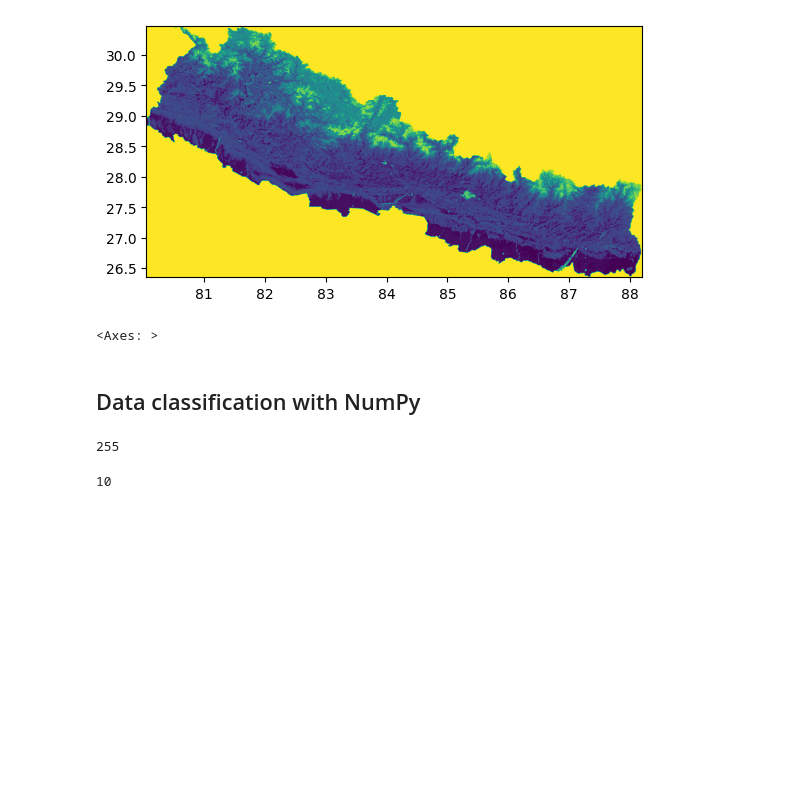
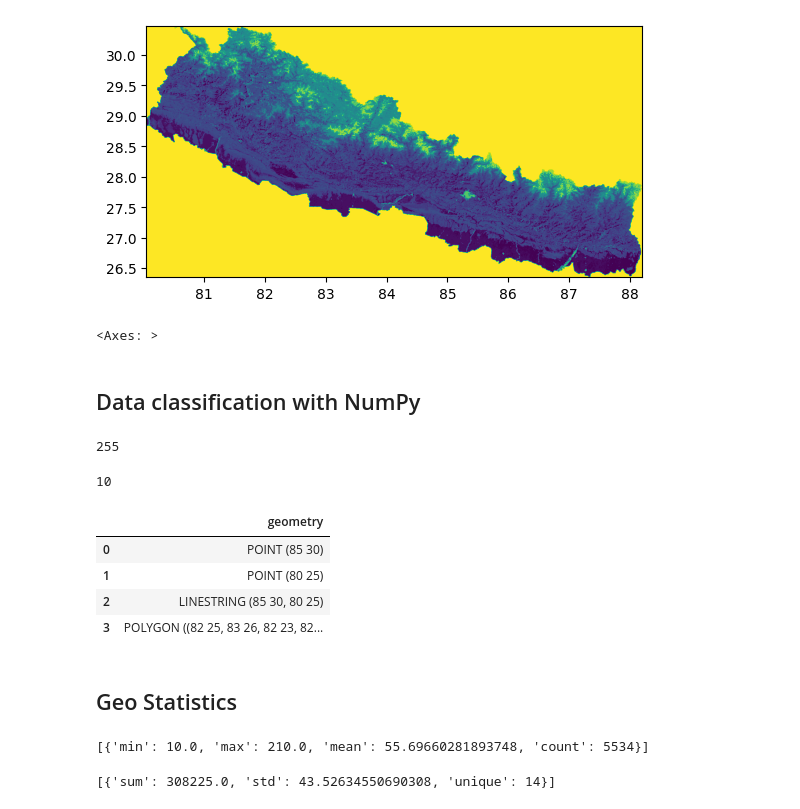
Before and after one commit to kora11e/Spatial-Analysis, a Jupyter notebook: spatial_data_processing.ipynb, the cells around one changed output. Cells and saved outputs as stored; diff of their text form; code cells hidden in the pictures; blank space fills up the shorter version.

```diff
--- a/spatial_data_processing.ipynb
+++ b/spatial_data_processing.ipynb
@@ -162,0 +175,20 @@ list[np.where((list >=210) & (list <= 200))] = 6
+# %%
+from shapely.geometry import Polygon, LineString, Point
+
+p1 = Point(85, 30)
+p2 = Point(80, 25)
+l1 = LineString([p1, p2])
+poly1 = Polygon([(82, 25), (83, 26), (82, 23)])
+# %%
+geoseries_shapely = geon.GeoSeries([p1, p2, l1, poly1])
+df_shapely = geon.GeoDataFrame(geoseries_shapely)
+df_shapely.columns = ['geometry']
+df_shapely
+# %% [output]
+|  | geometry |
+| 0 | POINT (85 30) |
+| 1 | POINT (80 25) |
+| 2 | LINESTRING (85 30, 80 25) |
+| 3 | POLYGON ((82 25, 83 26, 82 23, 82... |
+# %% [markdown]
+<h2>Geo Statistics</h2>
@@ -162,0 +197,8 @@ list[np.where((list >=210) & (list <= 200))] = 6
+# %%
+zonal_stats(r'./geoData/pokhara.shp', r'./tifData/nepal_lc_2020.tif')
+# %% [output]
+[{'min': 10.0, 'max': 210.0, 'mean': 55.69660281893748, 'count': 5534}]
+# %%
+zonal_stats(r'./geoData/pokhara.shp', r'./tifData/nepal_lc_2020.tif', stats = ['sum', 'std', 'unique'])
+# %% [output]
+[{'sum': 308225.0, 'std': 43.52634550690308, 'unique': 14}]
```
Also changed, not shown: parts of 4 cells of this notebook.
